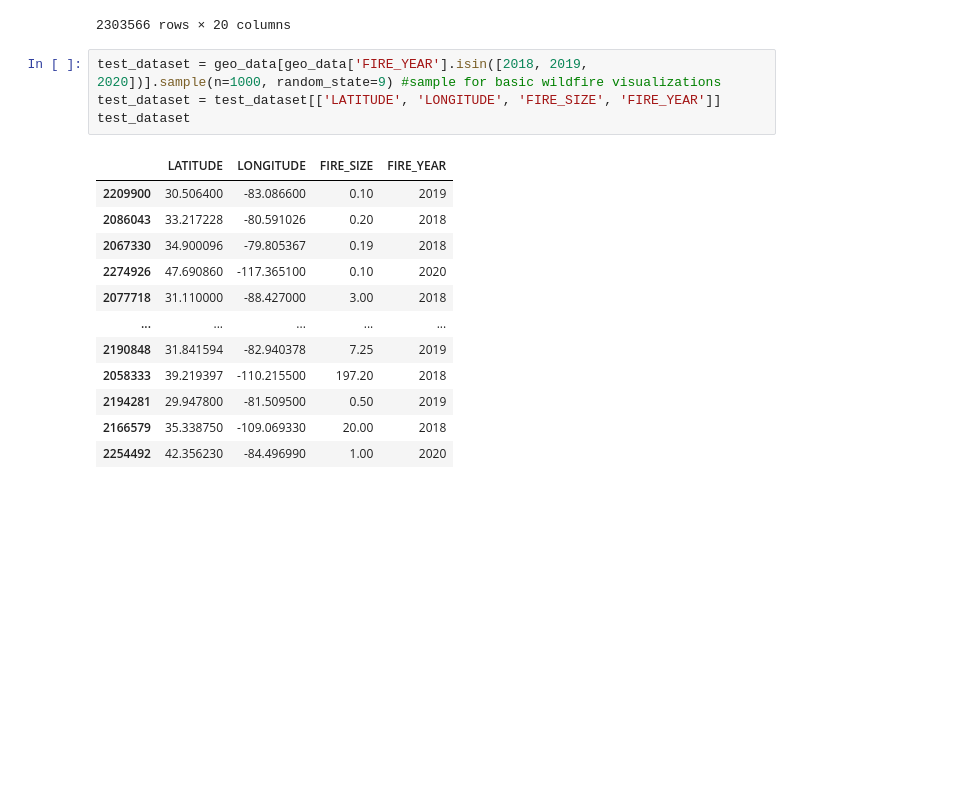
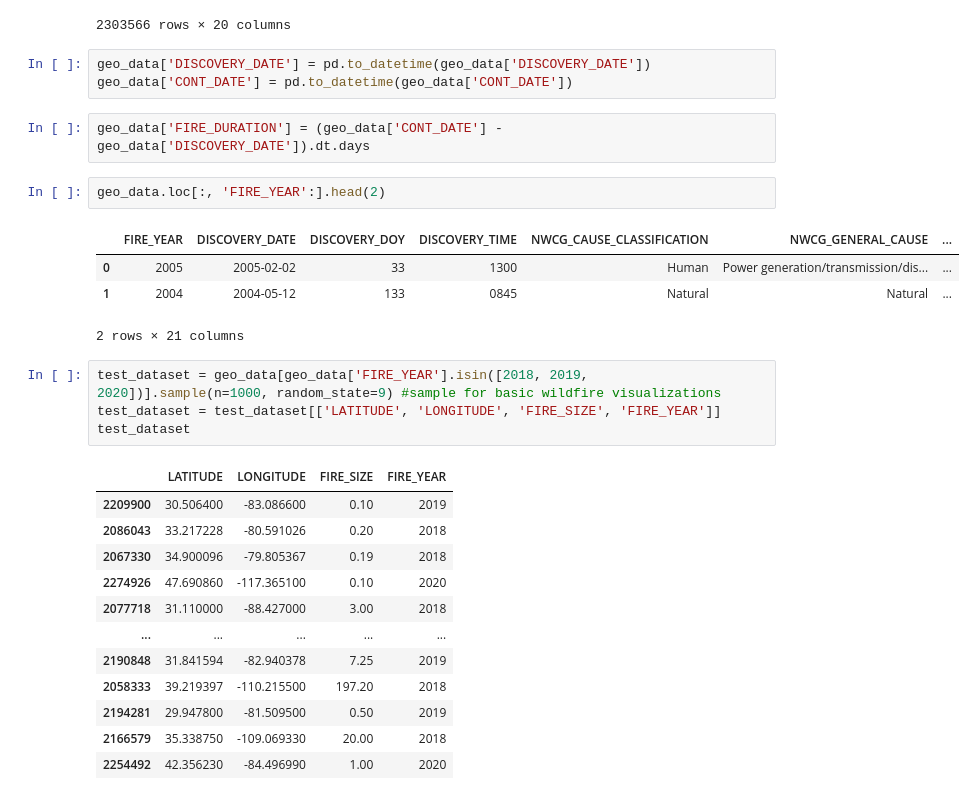
Before and after one commit to mmwitters/wildfire_visualization, a Jupyter notebook: eda.ipynb, the cells around one changed output. Cells and saved outputs as stored; diff of their text form; blank space fills up the shorter version.

Commit message:
added duration variable and slider to dashboard

```diff
--- a/eda.ipynb
+++ b/eda.ipynb
@@ -41,6 +41,18 @@ geo_data.loc[:, 'FIRE_YEAR':]
 | 2303564 | 2020 | 8/17/2020 | 230 | 0755 | Natural | Natural | ... |
 | 2303565 | 2020 | 11/20/2020 | 325 | 1110 | Human | Missing data/not specified/undete... | ... |
 2303566 rows × 20 columns
+# %%
+geo_data['DISCOVERY_DATE'] = pd.to_datetime(geo_data['DISCOVERY_DATE'])
+geo_data['CONT_DATE'] = pd.to_datetime(geo_data['CONT_DATE'])
+# %%
+geo_data['FIRE_DURATION'] = (geo_data['CONT_DATE'] - geo_data['DISCOVERY_DATE']).dt.days
+# %%
+geo_data.loc[:, 'FIRE_YEAR':].head(2)
+# %% [output]
+|  | FIRE_YEAR | DISCOVERY_DATE | DISCOVERY_DOY | DISCOVERY_TIME | NWCG_CAUSE_CLASSIFICATION | NWCG_GENERAL_CAUSE | ... |
+| 0 | 2005 | 2005-02-02 | 33 | 1300 | Human | Power generation/transmission/dis... | ... |
+| 1 | 2004 | 2004-05-12 | 133 | 0845 | Natural | Natural | ... |
+2 rows × 21 columns
 # %%
 test_dataset = geo_data[geo_data['FIRE_YEAR'].isin([2018, 2019, 2020])].sample(n=1000, random_state=9) #sample for basic wildfire visualizations
 test_dataset = test_dataset[['LATITUDE', 'LONGITUDE', 'FIRE_SIZE', 'FIRE_YEAR']]
```
Also changed, not shown: parts of 2 cells of this notebook, 1 other file.
